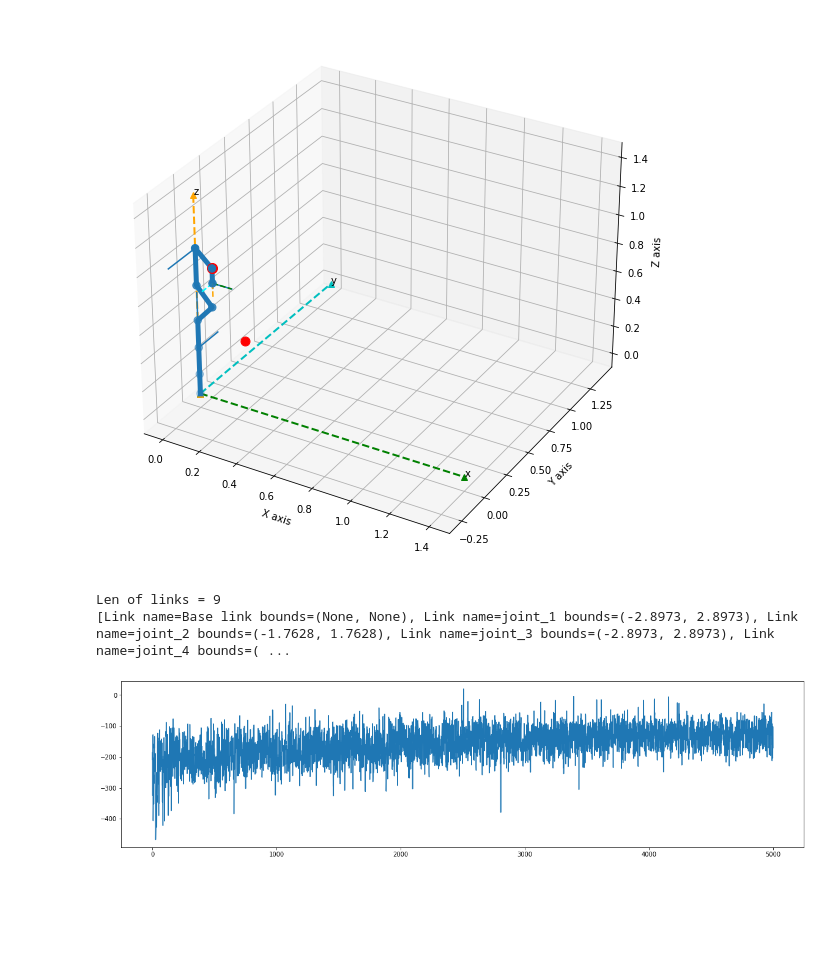
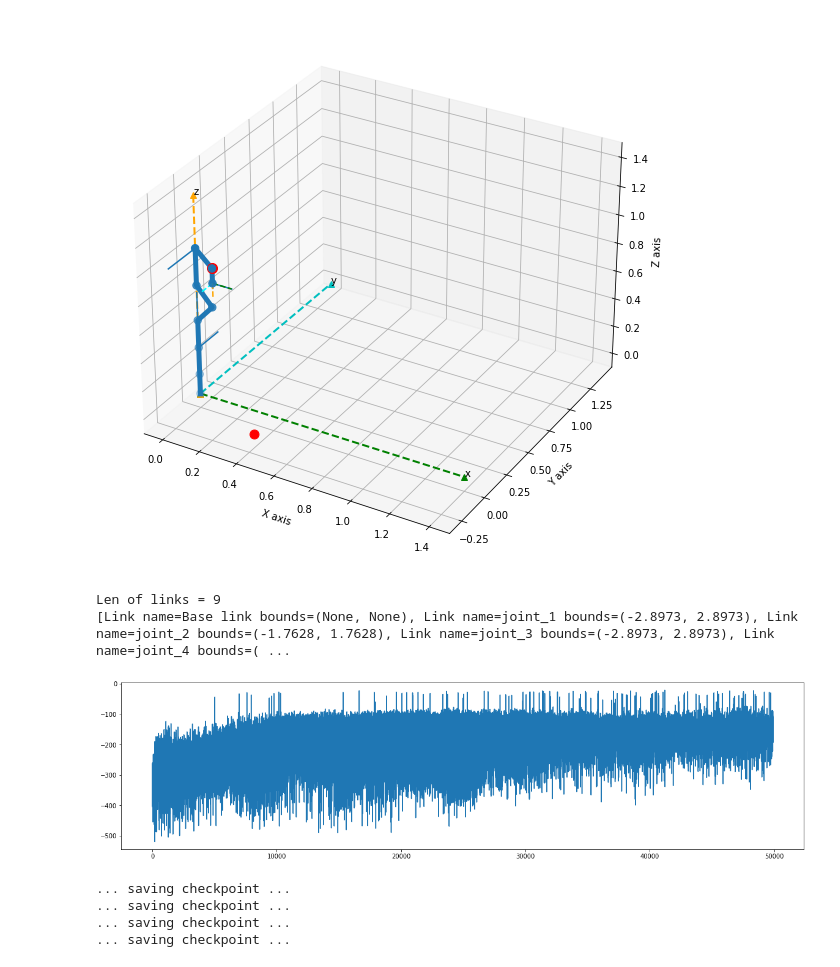
Before and after one commit to KelvinYang0320/IKPY-based-RL-ENV, a Jupyter notebook: RLenv.ipynb, the cells around one changed output. Drawn from its saved outputs; the diff is of its cells as text; code cells hidden in the pictures; blank space fills up the shorter version.

```diff
--- a/RLenv.ipynb
+++ b/RLenv.ipynb
@@ -15,8 +17,9 @@ class PandaEnv():
         self.state = [0]*10
         self.motorPosList =[0]*7
 #         self.target_position = [0]*3
-        self.target_position = np.array([0.2, 0.1, 0.4])
-        self.show(Panda=True, target=self.target_position)
+        TargetList = [[0.5, 0, 0], [0.4, 0, 0], [0.6, 0, 0], [0.4, 0.2, 0], [0.5, 0.2, 0], [0.6, 0.2, 0], [0.4, -0.2, 0], [0.5, -0.2, 0], [0.6, -0.2, 0]]
+        self.target_position = np.array(TargetList[random.randint(0, 8)])
+        self.show(showPanda=True, target=self.target_position)
 
     def show_my_chain_links(self):
         print("Len of links =", len(self.my_chain.links))
@@ -27,10 +30,12 @@ class PandaEnv():
 #         self.target_position = np.random.randn(3)
 #         self.target_position = self.target_position/np.linalg.norm(self.target_position)/2
 
+        TargetList = [[0.5, 0, 0], [0.4, 0, 0], [0.6, 0, 0], [0.4, 0.2, 0], [0.5, 0.2, 0], [0.6, 0.2, 0], [0.4, -0.2, 0], [0.5, -0.2, 0], [0.6, -0.2, 0]]
+        self.target_position = np.array(TargetList[random.randint(0, 8)])
         self.state = self.target_position.tolist() + self.motorPosList
         return self.state
 
-    def show(self, Panda="True", target=[0]*3, joints=[0]*9):
+    def show(self, showPanda=True, target=[0]*3, joints=[0]*9):
 #         print("target =",target)
         clear_output(True)
         fig = plt.figure(figsize = (10, 10))
@@ -45,7 +50,7 @@ class PandaEnv():
         ax.set_xlabel('X axis')
         ax.set_ylabel('Y axis')
         ax.set_zlabel('Z axis')
-        if(Panda):
+        if(showPanda):
             self.my_chain.plot(joints=joints, ax=ax, target=target)
             '''
             Param:
@@ -70,7 +75,7 @@ class PandaEnv():
         self.motorPosList[6] = np.clip(self.motorPosList[6], -2.8973, 2.8973)
 
         new_state = self.target_position.tolist() + self.motorPosList
-        self.show(Panda="True", target=self.target_position, joints=[0]+self.motorPosList+[0])
+        self.show(showPanda="True", target=self.target_position, joints=[0]+self.motorPosList+[0])
         endPointPos = self.my_chain.forward_kinematics([0]+self.motorPosList+[0],full_kinematics=False)[:3, 3]
         distance = np.linalg.norm(endPointPos-self.target_position)
         reward = -distance
@@ -97,25 +102,31 @@ class PandaEnv():
         self.motorPosList[6] = np.clip(self.motorPosList[6], -2.8973, 2.8973)
 
         new_state = self.target_position.tolist() + self.motorPosList
-
-        endPointPos = self.my_chain.forward_kinematics([0]+self.motorPosList+[0],full_kinematics=False)[:3, 3]
+        tmp = self.my_chain.forward_kinematics([0]+self.motorPosList+[0],full_kinematics=False)
+        R_matrix = tmp[0:3, 0:3]
+        endPointPos = tmp[:3, 3]
         distance = np.linalg.norm(endPointPos-self.target_position)
         reward = -distance
-        if distance < 0.03:
-            reward += 0.5
+        reward_R = ((R_matrix[0,2]-1) + ((-1)-R_matrix[1,1]) + (R_matrix[2,0]-1))*0.1
+        reward = reward + reward_R
+        done = False
+        if distance < 0.01:
+            reward += 2
+            done = True
         elif distance < 0.015:
             reward += 1.5
-        if(distance < 0.01):
-            done = True
+        elif(distance < 0.03):
+            reward += 0.5
         else:
             done = False
         info = "nothing"
         self.state = new_state
+
         return new_state, reward, done, info
 env = PandaEnv()
 env.show_my_chain_links()
 # %% [output]
-[figure, old version]
+[figure, new version]
 Len of links = 9
 [Link name=Base link bounds=(None, None), Link name=joint_1 bounds=(-2.8973, 2.8973), Link name=joint_2 bounds=(-1.7628, 1.7628), Link name=joint_3 bounds=(-2.8973, 2.8973), Link name=joint_4 bounds=( ...
 # %%
@@ -138,38 +149,44 @@ agent = Agent(alpha=0.000025, beta=0.00025, input_dims=[10], tau=0.001,
 #agent.load_models()
 np.random.seed(0)
 
 score_history = []
 
 step_cnt = 0
-for i in tqdm(range(5000)):
+for i in tqdm(range(50000)):
+#     agent.save_models() # save models-----------------------
     obs = env.reset()
     done = False
     score = 0
     while not done:
         step_cnt = step_cnt + 1
-        if(step_cnt>500):
+        if(step_cnt>300):
             step_cnt=0
             break
-        step_cnt
         act = agent.choose_action(obs)
         new_state, reward, done, info = env.step(act*0.032)
         agent.remember(obs, act, reward, new_state, int(done))
 
         score += reward
         obs = new_state
         #env.render()
     agent.learn()
     score_history.append(score)
 
     #if i % 25 == 0:
     #    agent.save_models()
 
 #     print('episode ', i, 'score %.2f' % score,
 #           'trailing 100 games avg %.3f' % np.mean(score_history[-100:]))
-    plot(score_history)
+    if(i%100==0):
+        plot(score_history)
+        agent.save_models()
 # plotLearning(score_history, filename, window=100)
 # %% [output]
-[figure, old version]
+[figure, new version]
+... saving checkpoint ...
+... saving checkpoint ...
+... saving checkpoint ...
+... saving checkpoint ...
 # %%
 plt.plot(range(len(score_history)),score_history , label="raw data")
 
```
Also changed, not shown: parts of 5 cells of this notebook, 45 other files.
